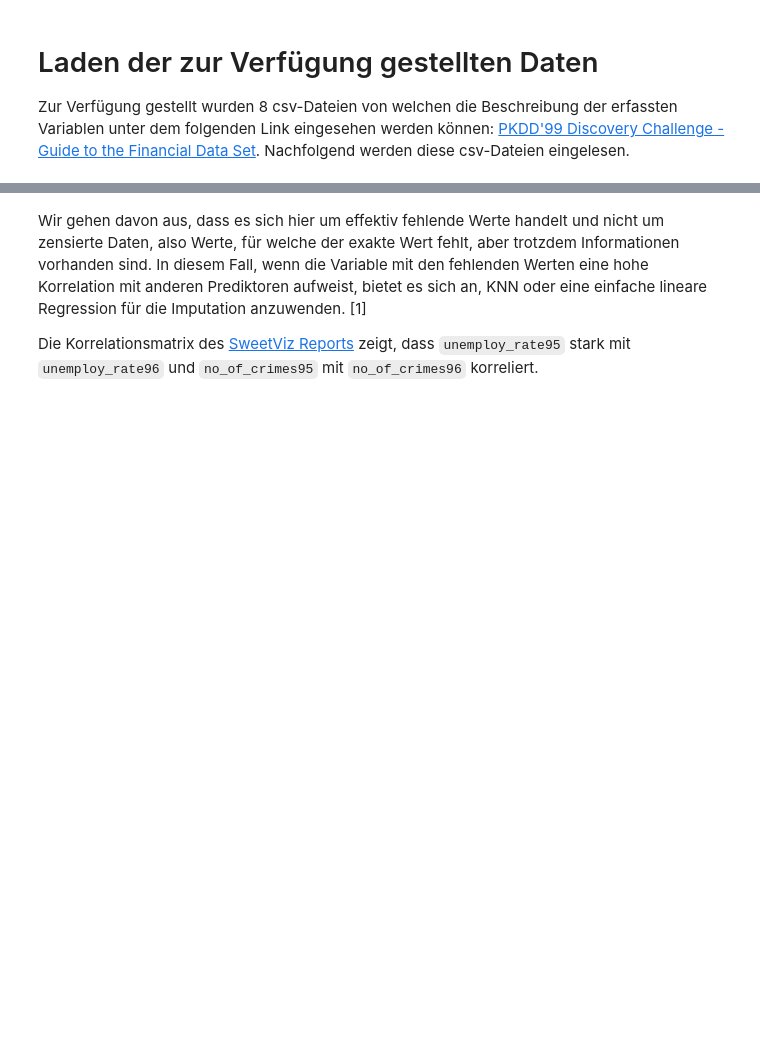
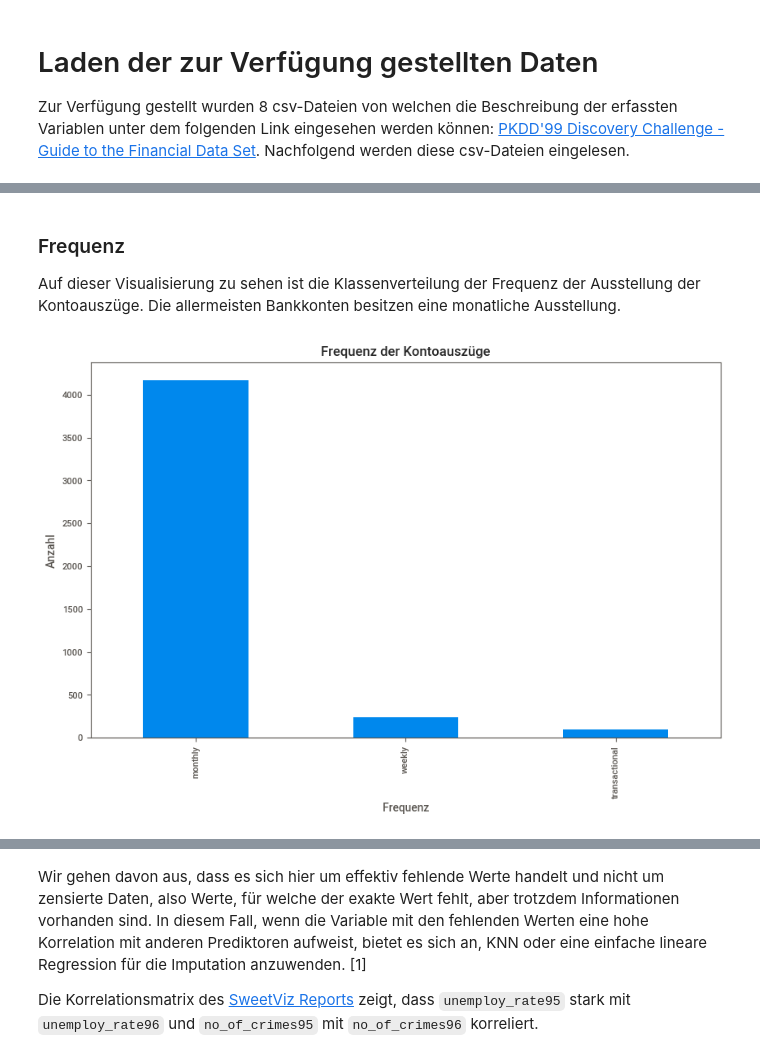
Before and after one commit to etiiiR/fhnw_aml, a Jupyter notebook: AML_MC.ipynb, the cells around one changed output, grey strips where cells are left out. Saved outputs shown, nothing was run; the diff lists cells and outputs as text; code cells hidden in the pictures; blank space fills up the shorter version.

```diff
--- a/AML_MC.ipynb
+++ b/AML_MC.ipynb
@@ -334,0 +169,13 @@ svReport_account.show_html(filepath="./reports/accounts.html", open_browser=Fals
+# %% [markdown]
+### Frequenz
+Auf dieser Visualisierung zu sehen ist die Klassenverteilung der Frequenz der Ausstellung der Kontoauszüge. Die allermeisten Bankkonten besitzen eine monatliche Ausstellung.
+# %%
+# Verteilung der Frequenz visualisieren
+plt.figure(figsize=(10, 6))
+account["frequency"].value_counts().plot(kind="bar")
+plt.title("Frequenz der Kontoauszüge")
+plt.xlabel("Frequenz")
+plt.ylabel("Anzahl")
+plt.show()
+# %% [output]
+[figure, added]
```
Also changed, not shown: parts of 152 cells of this notebook, 6 other files.
